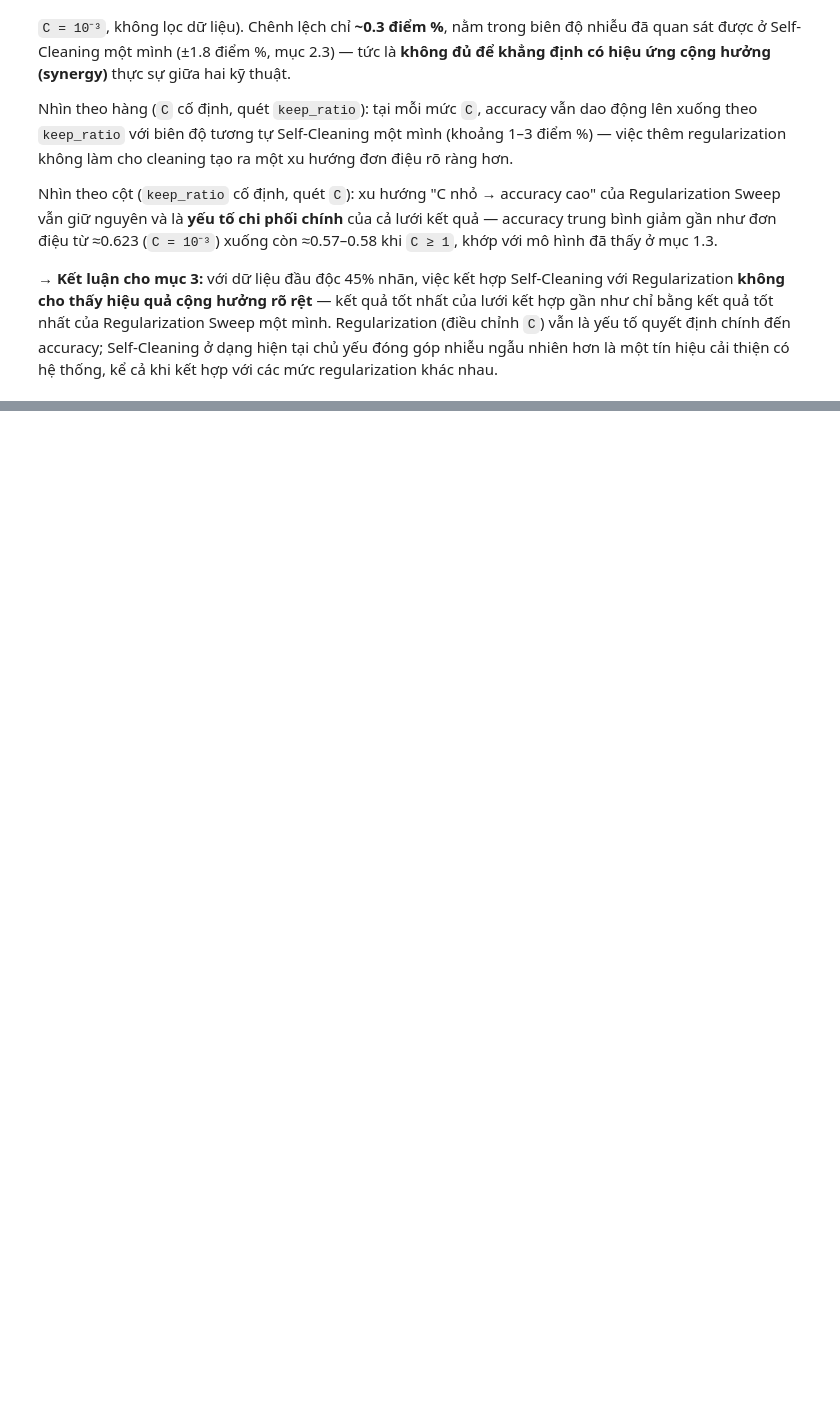
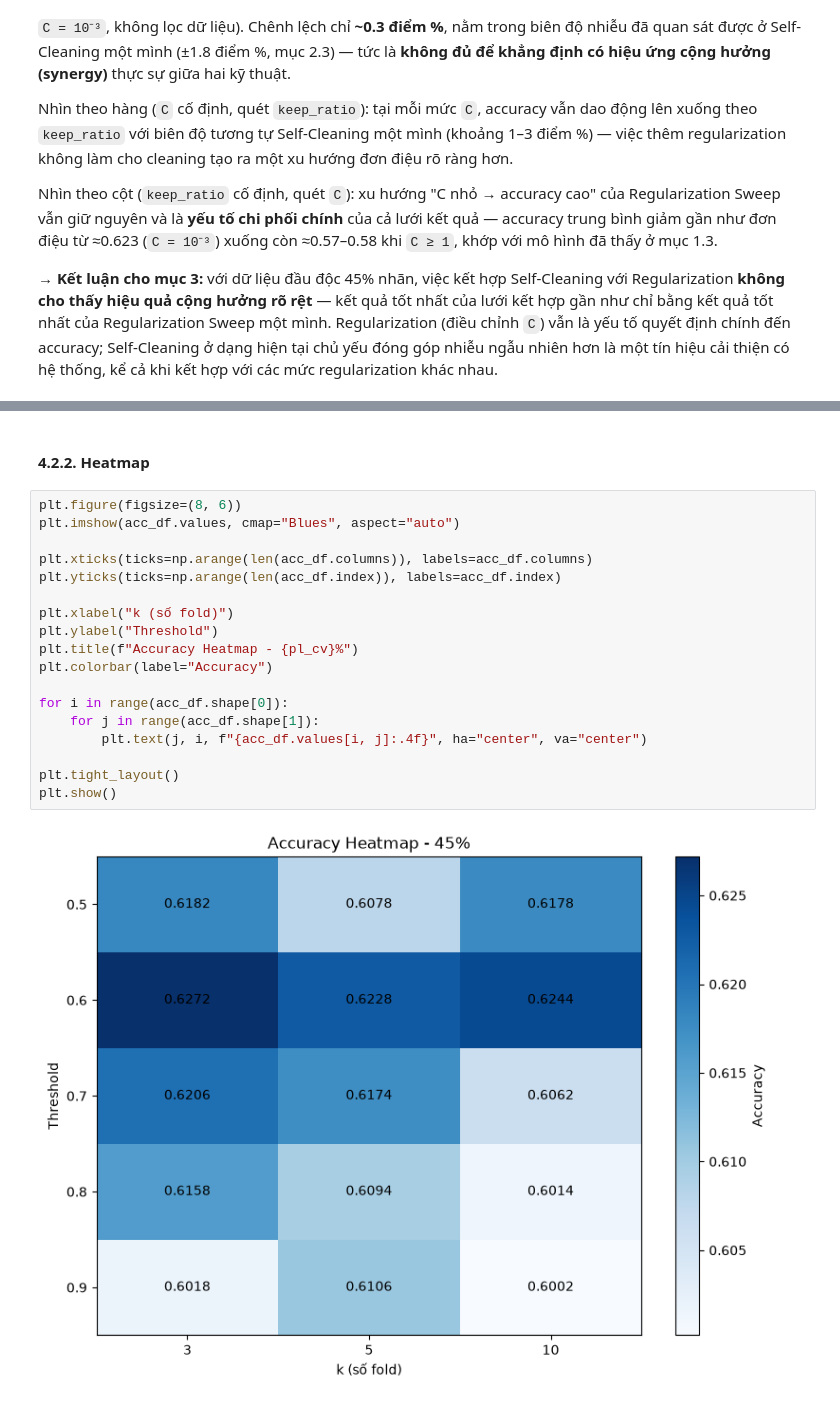
Before and after one commit to MeoMuop3727/label-flipping-project, a Jupyter notebook: notebooks/03-resolve-problems.ipynb, the cells around one changed output, grey strips where cells are left out. Drawn from its saved outputs; the diff is of its cells as text; blank space fills up the shorter version.

```diff
--- a/notebooks/03-resolve-problems.ipynb
+++ b/notebooks/03-resolve-problems.ipynb
@@ -352,0 +443,22 @@ Nhìn theo cột (`keep_ratio` cố định, quét `C`): xu hướng "C nhỏ
+# %% [markdown]
+#### 4.2.2. Heatmap
+# %%
+plt.figure(figsize=(8, 6))
+plt.imshow(acc_df.values, cmap="Blues", aspect="auto")
+
+plt.xticks(ticks=np.arange(len(acc_df.columns)), labels=acc_df.columns)
+plt.yticks(ticks=np.arange(len(acc_df.index)), labels=acc_df.index)
+
+plt.xlabel("k (số fold)")
+plt.ylabel("Threshold")
+plt.title(f"Accuracy Heatmap - {pl_cv}%")
+plt.colorbar(label="Accuracy")
+
+for i in range(acc_df.shape[0]):
+    for j in range(acc_df.shape[1]):
+        plt.text(j, i, f"{acc_df.values[i, j]:.4f}", ha="center", va="center")
+
+plt.tight_layout()
+plt.show()
+# %% [output]
+[figure, added]
```
Also changed, not shown: parts of 23 cells of this notebook, 2 other files.
